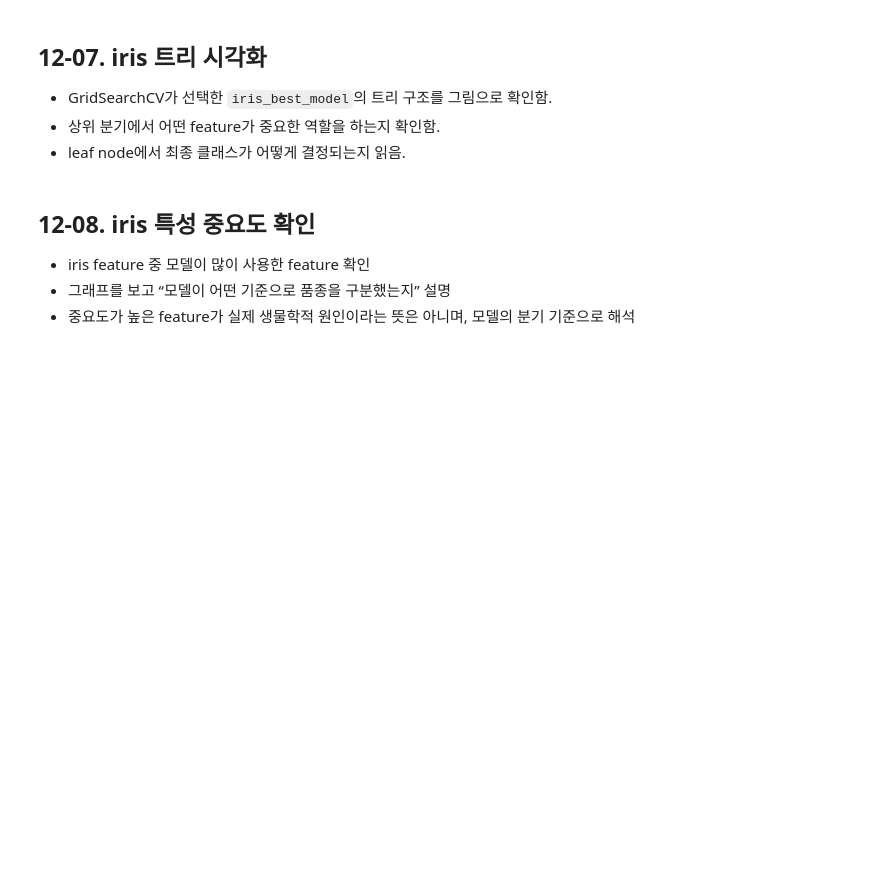
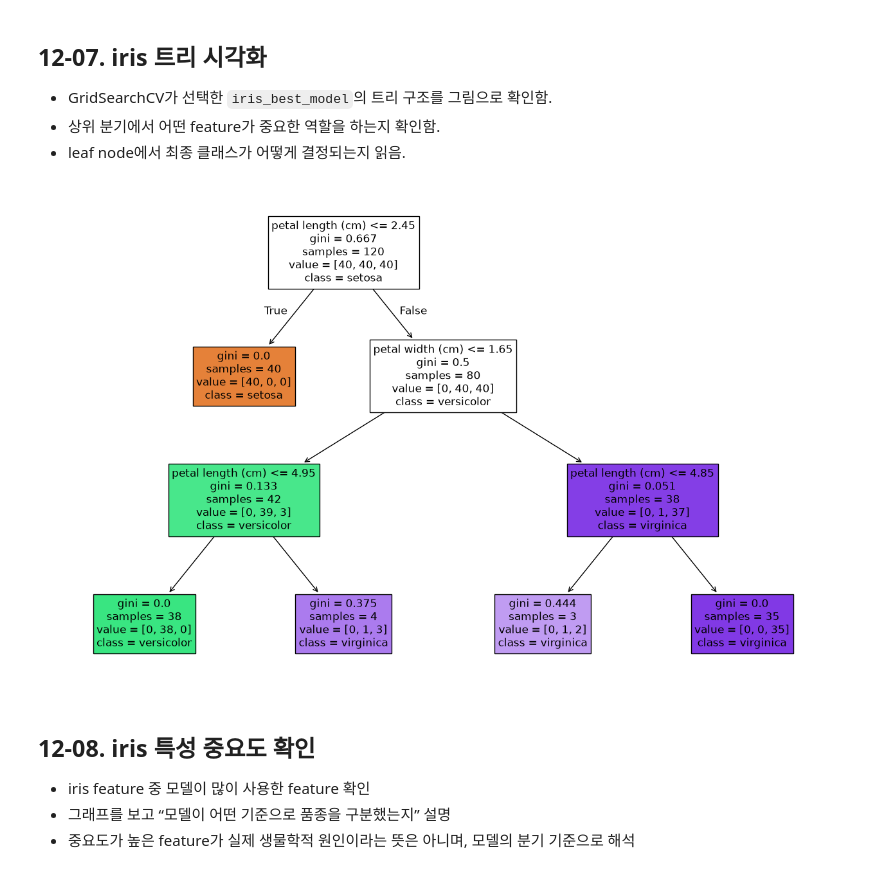
Before and after one commit to skn-family-ai-studybank/06_machine_learning, a Jupyter notebook: 04_decision_tree_svm/01_decision_tree_classifier.ipynb, the cells around one changed output. Drawn from its saved outputs; the diff is of its cells as text; code cells hidden in the pictures; blank space fills up the shorter version.

```diff
--- a/04_decision_tree_svm/01_decision_tree_classifier.ipynb
+++ b/04_decision_tree_svm/01_decision_tree_classifier.ipynb
@@ -583,3 +725,34 @@ display(depth_result_df)
 ### 12-06-03. 실행 안정성
 - 수업 환경에서는 병렬 실행이 막히는 경우가 있음.
 - 그래서 `n_jobs=1`로 설정해 한 프로세스에서 안정적으로 실행함.
+# %%
+from sklearn.model_selection import GridSearchCV
+
+param_grid = {
+    'criterion': ['gini', 'entropy'],
+    'max_depth': [2, 3, 4, 5],
+    'min_samples_split': [2, 3],
+    'min_samples_leaf': [1, 2]
+}
+
+# GridSearchCV(): 모든 하이퍼파라미터 후보 조합을 교차검증으로 비교함.
+# cv=3: 훈련 데이터를 3개 fold로 나누어 검증함.
+# n_jobs=1: 수업 환경에서 병렬 실행 권한 문제를 피하기 위해 단일 프로세스로 실행함.
+grid_search = GridSearchCV(
+    estimator=DecisionTreeClassifier(random_state=42),
+    param_grid=param_grid,
+    cv=3,
+    n_jobs=1,
+    scoring='accuracy'
+)
+
+grid_search.fit(iris_X_train, iris_y_train)
+
+print('best_params:', grid_search.best_params_)
+print('best_score:', grid_search.best_score_)
+
+iris_best_model = grid_search.best_estimator_
+print('학습셋 accuracy:', iris_best_model.score(iris_X_train, iris_y_train))
+print('평가셋 accuracy:', iris_best_model.score(iris_X_test, iris_y_test))
+print('트리 깊이:', iris_best_model.get_depth())
+print('leaf node 개수:', iris_best_model.get_n_leaves())
@@ -589,6 +769,20 @@ display(depth_result_df)
 - GridSearchCV가 선택한 `iris_best_model`의 트리 구조를 그림으로 확인함.
 - 상위 분기에서 어떤 feature가 중요한 역할을 하는지 확인함.
 - leaf node에서 최종 클래스가 어떻게 결정되는지 읽음.
+# %%
+plt.figure(figsize=(16, 10))
+plot_tree(
+    iris_best_model,
+    filled=True,
+    feature_names=iris.feature_names,
+    class_names=iris.target_names,
+    fontsize=12
+)
+
+plt.savefig('dt_tree_iris.png', dpi=600, bbox_inches='tight')
+plt.show()
+# %% [output]
+[figure, added]
 # %% [markdown]
 ## 12-08. iris 특성 중요도 확인
 
```
Also changed, not shown: parts of 10 cells of this notebook, 2 other files.
